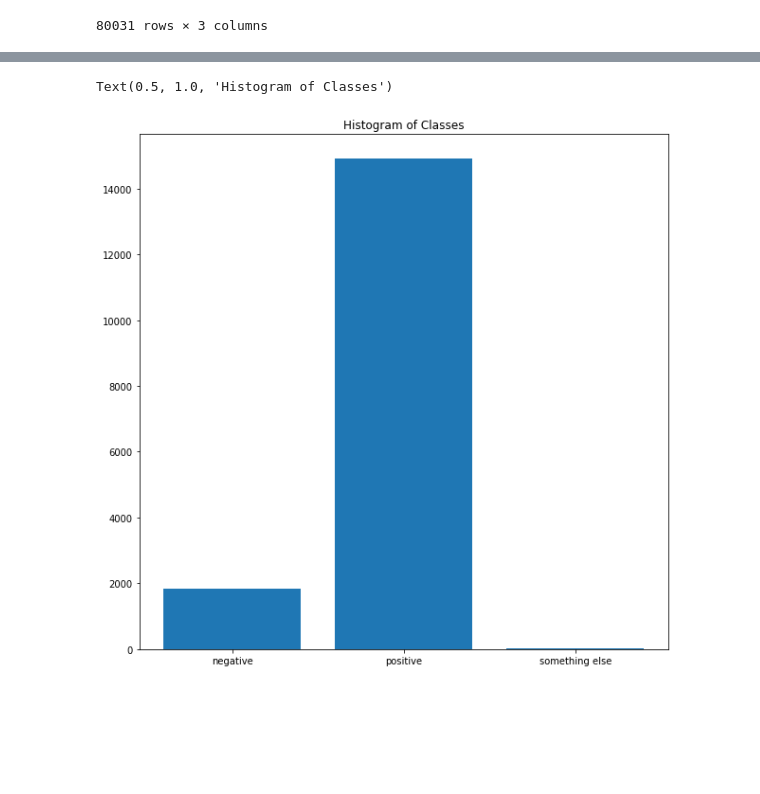
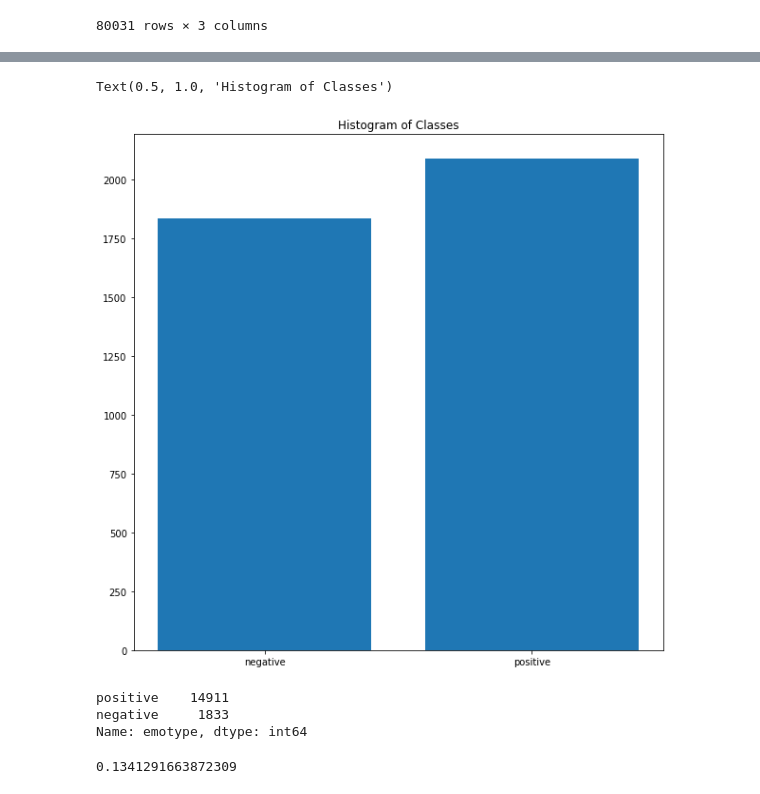
Before and after one commit to ArenLYT/EmotionalArtGeneration, a Jupyter notebook: Classifier.ipynb, the cells around one changed output, grey strips where cells are left out. Drawn from its saved outputs; the diff is of its cells as text; code cells hidden in the pictures; blank space fills up the shorter version.

```diff
--- a/Classifier.ipynb
+++ b/Classifier.ipynb
@@ -54,5 +89,6 @@ dfemo
 # %%
 t=type(dfemo.emotype[0])
 dfemo=dfemo[dfemo["emotype"].apply(lambda x: type(x) !=t )].reset_index()
+dfemo = dfemo.drop('index', axis=1)
 dfemo
 # %% [output]
@@ -72,4 +115,5 @@ dfemo
 # %%
+dfemo=dfemo[dfemo.emotype!="something else"].reset_index()
 dfemo = dfemo.drop('index', axis=1)
 dfemo
 # %% [output]
@@ -105,0 +150,3 @@ dfemo
+# %%
+dfemo = dfemo.drop(dfemo[dfemo['emotype'] == "positive"].sample(frac=.86).index)
+dfemo
@@ -280,7 +269,17 @@ interp.most_confused()
 # %%
 plt.figure(figsize=(10,10))
-plt.hist(dfemo.emotype,bins=range(0,4), rwidth=0.8,align="left")
+plt.hist(dfemo.emotype,bins=range(0,3), rwidth=0.8,align="left")
 plt.title('Histogram of Classes')
 # %% [output]
 Text(0.5, 1.0, 'Histogram of Classes')
-[figure, old version]
+[figure, new version]
+# %%
+dfemo.emotype.value_counts()
+# %% [output]
+positive    14911
+negative     1833
+Name: emotype, dtype: int64
+# %%
+2000/14911
+# %% [output]
+0.1341291663872309
```
Also changed, not shown: parts of 20 cells of this notebook.
